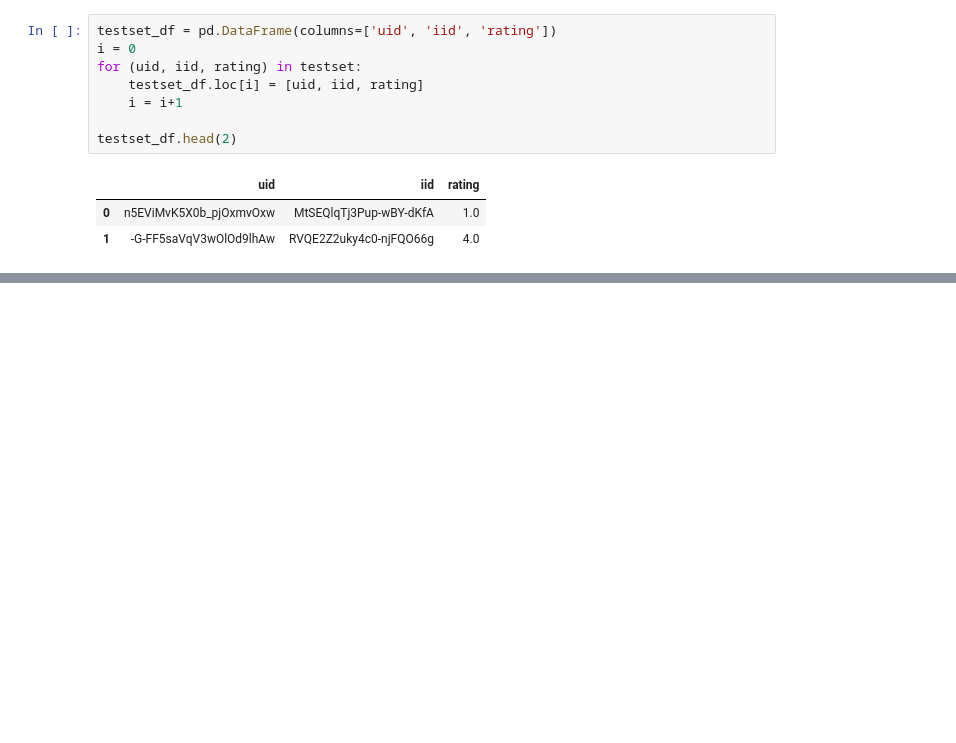
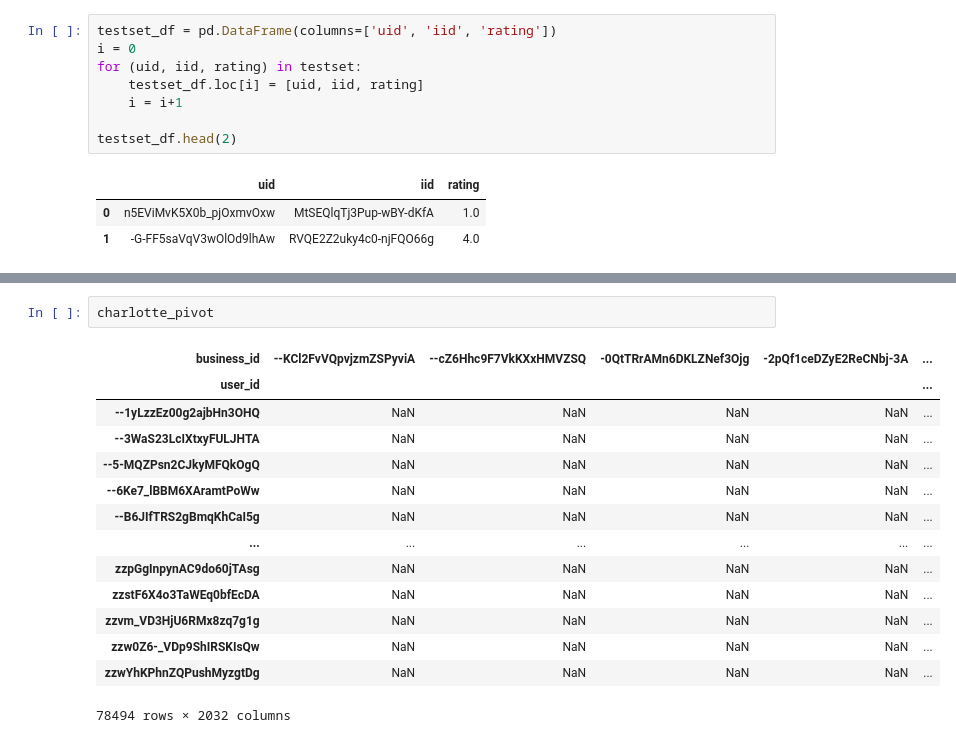
Before and after one commit to unclebrod/YelpRecommender, a Jupyter notebook: workbook.ipynb, the cells around one changed output, grey strips where cells are left out. Cells and saved outputs as stored; diff of their text form; blank space fills up the shorter version.

```diff
--- a/workbook.ipynb
+++ b/workbook.ipynb
@@ -653,0 +741,17 @@ AttributeError: 'DataFrame' object has no attribute 'all_ratings'
+# %%
+charlotte_pivot
+# %% [output]
+| business_id | --KCl2FvVQpvjzmZSPyviA | --cZ6Hhc9F7VkKXxHMVZSQ | -0QtTRrAMn6DKLZNef3Ojg | -2pQf1ceDZyE2ReCNbj-3A | ... |
+| user_id |  |  |  |  | ... |
+| --1yLzzEz00g2ajbHn3OHQ | NaN | NaN | NaN | NaN | ... |
+| --3WaS23LcIXtxyFULJHTA | NaN | NaN | NaN | NaN | ... |
+| --5-MQZPsn2CJkyMFQkOgQ | NaN | NaN | NaN | NaN | ... |
+| --6Ke7_lBBM6XAramtPoWw | NaN | NaN | NaN | NaN | ... |
+| --B6JIfTRS2gBmqKhCaI5g | NaN | NaN | NaN | NaN | ... |
+| ... | ... | ... | ... | ... | ... |
+| zzpGgInpynAC9do60jTAsg | NaN | NaN | NaN | NaN | ... |
+| zzstF6X4o3TaWEq0bfEcDA | NaN | NaN | NaN | NaN | ... |
+| zzvm_VD3HjU6RMx8zq7g1g | NaN | NaN | NaN | NaN | ... |
+| zzw0Z6-_VDp9ShIRSKIsQw | NaN | NaN | NaN | NaN | ... |
+| zzwYhKPhnZQPushMyzgtDg | NaN | NaN | NaN | NaN | ... |
+78494 rows × 2032 columns
```
Also changed, not shown: parts of 16 cells of this notebook.
